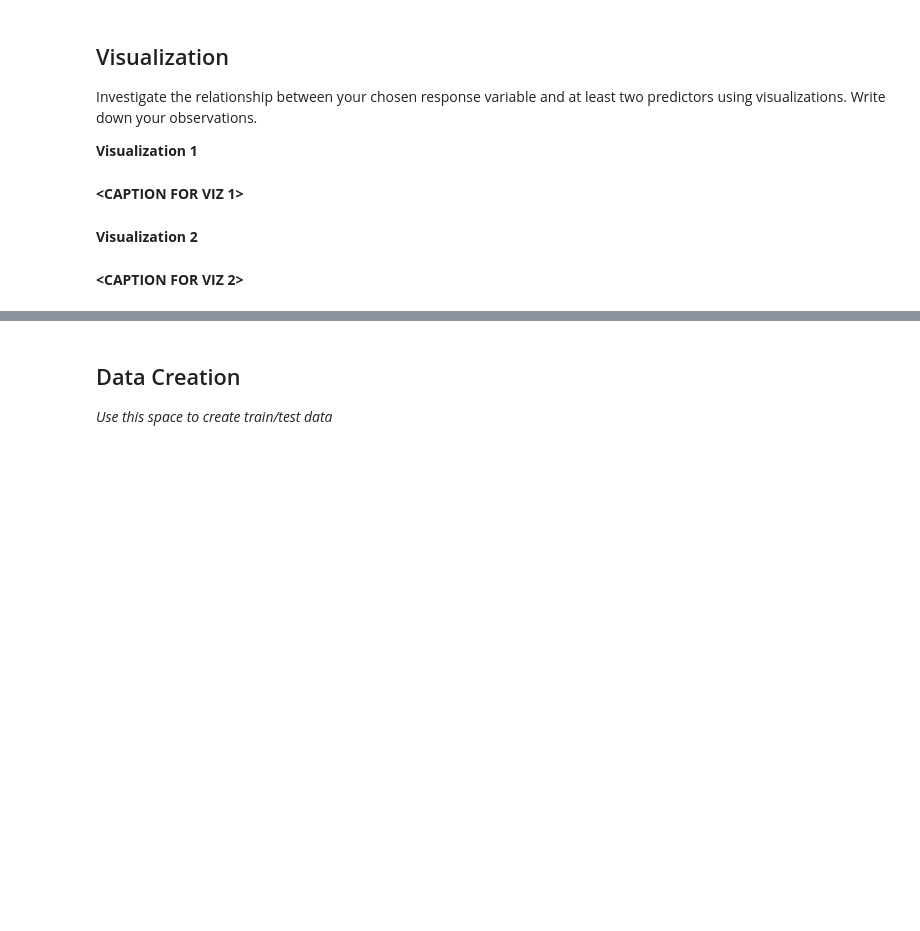
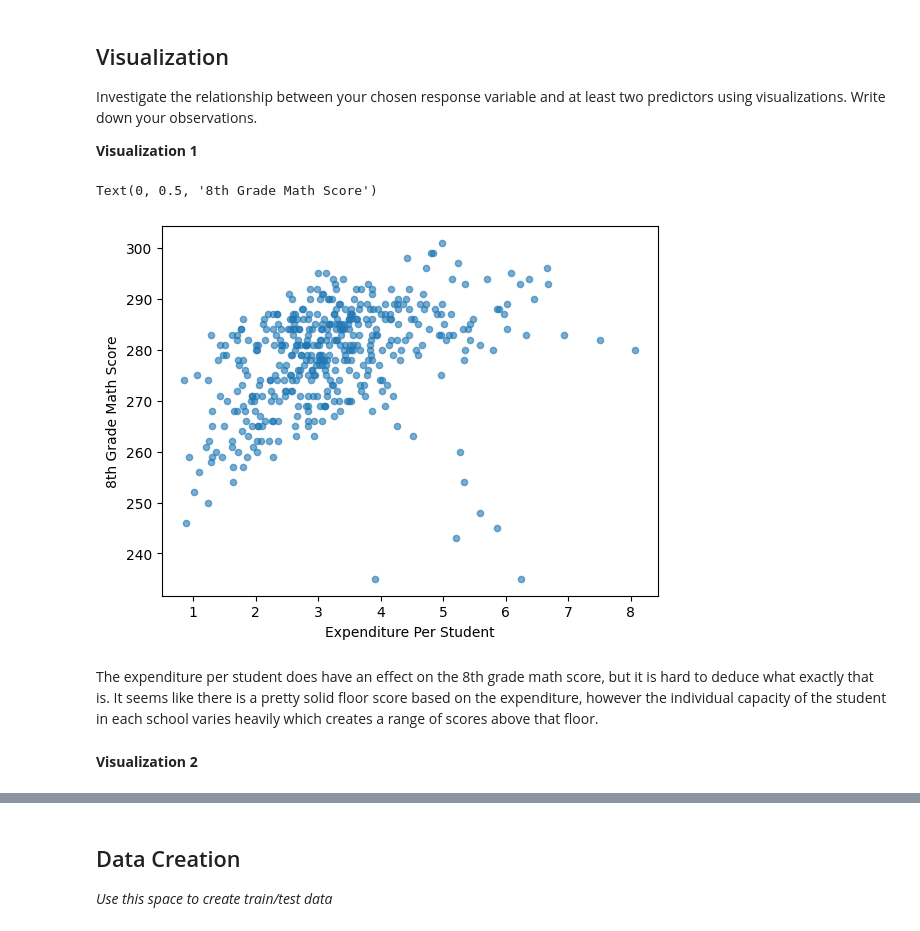
Before and after one commit to nnayudu8/MDST-Tutorials, a Jupyter notebook: tutorial1/checkpoint1.ipynb, the cells around one changed output, grey strips where cells are left out. Drawn from its saved outputs; the diff is of its cells as text; code cells hidden in the pictures; blank space fills up the shorter version.

```diff
--- a/tutorial1/checkpoint1.ipynb
+++ b/tutorial1/checkpoint1.ipynb
@@ -53,6 +53,27 @@ df.head()
 You should always familiarize yourself with what each column in the dataframe represents. Read about the states_edu dataset here: https://www.kaggle.com/noriuk/us-education-datasets-unification-project
 # %% [markdown]
 Use this space to rename columns, deal with missing data, etc. _(optional)_
+# %%
+# Rename columns to make them more intuitive
+df.rename({
+    'GRADES_PK_G':'ENROLL_PREK',
+    'GRADES_KG_G':'ENROLL_KINDER',
+    'GRADES_4_G':'ENROLL_4',
+    'GRADES_8_G':'ENROLL_8',
+    'GRADES_12_G':'ENROLL_12',
+    'GRADES_1_8_G':'ENROLL_PRIMARY',
+    'GRADES_9_12_G':'ENROLL_HS',
+    'GRADES_ALL_G':'ENROLL_ALL',
+    'ENROLL':'ENROLL_ALL_EST'
+    },
+    axis=1,inplace=True)
+# %%
+# Dropped all rows where 8th grade math score was missing since that is my outcome variable
+df.dropna(subset=['AVG_MATH_8_SCORE'], inplace=True)
+
+# Average error between estimated and actual enrollment is ~2% in this case too, so I'll fill in the missing values with
+# the actual as it shouldn't impact my estimate by too much
+df["ENROLL_ALL_EST"] = df["ENROLL_ALL_EST"].fillna(df["ENROLL_ALL"])
 # %% [markdown]
 <h2>Exploratory Data Analysis (EDA) </h2>
 # %% [markdown]
@@ -79,0 +142,3 @@ Feature engineering justification: **<BRIEFLY DESCRIBE WHY YOU MADE THE CHANGES
+# %%
+# Create a new column which represents expenditure per student
+df['SUPPORT_SERVICES_EXPENDITURE_PER_STUDENT'] = df['SUPPORT_SERVICES_EXPENDITURE'] / df['ENROLL_ALL']
@@ -83,9 +150,14 @@ Feature engineering justification: **<BRIEFLY DESCRIBE WHY YOU MADE THE CHANGES
 Investigate the relationship between your chosen response variable and at least two predictors using visualizations. Write down your observations.
 
 **Visualization 1**
-# %% [markdown]
-**<CAPTION FOR VIZ 1>**
+# %%
+df.plot.scatter(x='SUPPORT_SERVICES_EXPENDITURE_PER_STUDENT', y='AVG_MATH_8_SCORE', alpha=0.6)
+plt.xlabel('Expenditure Per Student')
+plt.ylabel('8th Grade Math Score')
+# %% [output]
+Text(0, 0.5, '8th Grade Math Score')
+[figure, added]
+# %% [markdown]
+The expenditure per student does have an effect on the 8th grade math score, but it is hard to deduce what exactly that is. It seems like there is a pretty solid floor score based on the expenditure, however the individual capacity of the student in each school varies heavily which creates a range of scores above that floor.
 # %% [markdown]
 **Visualization 2**
-# %% [markdown]
-**<CAPTION FOR VIZ 2>**
```
Also changed, not shown: parts of 22 cells of this notebook, 2 other files.
